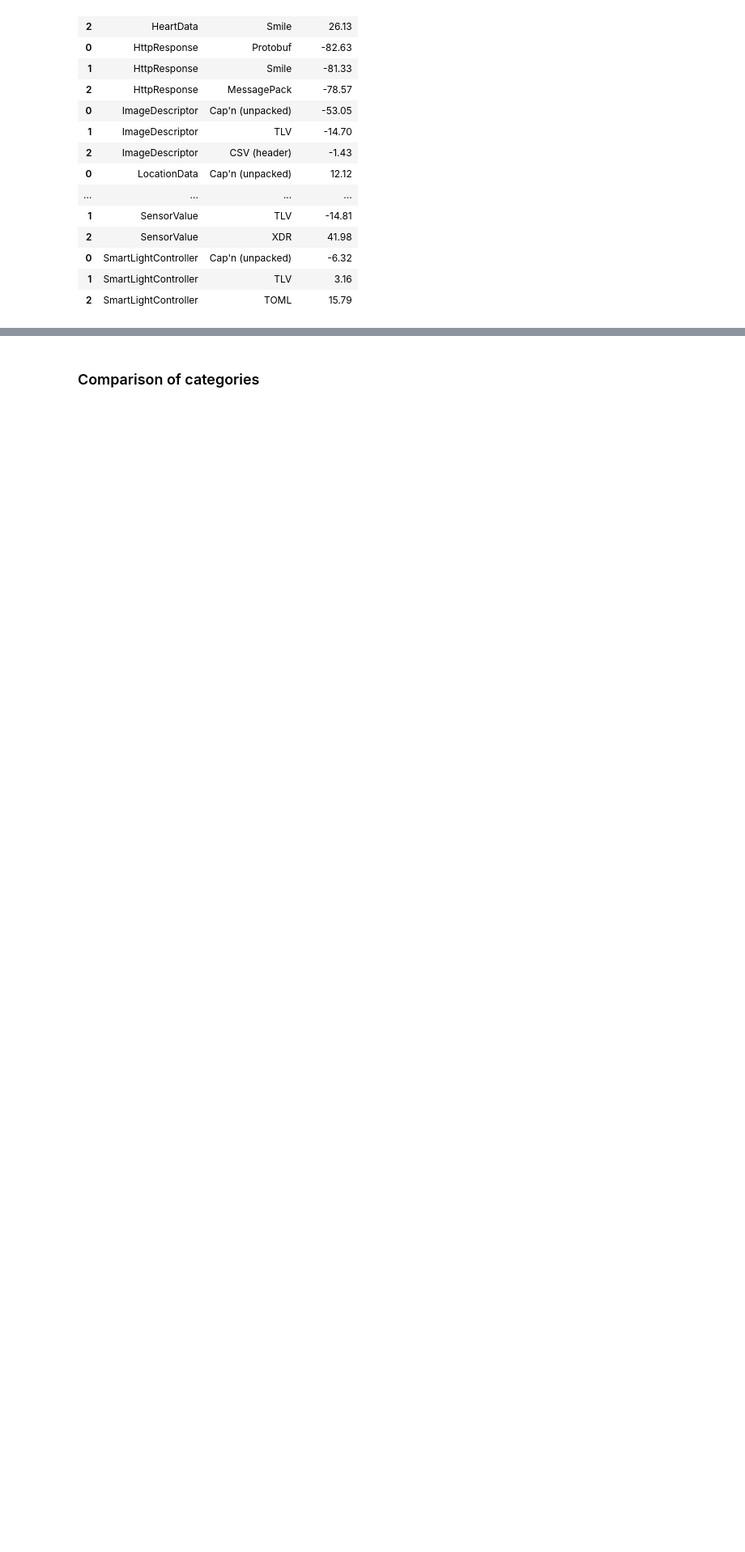
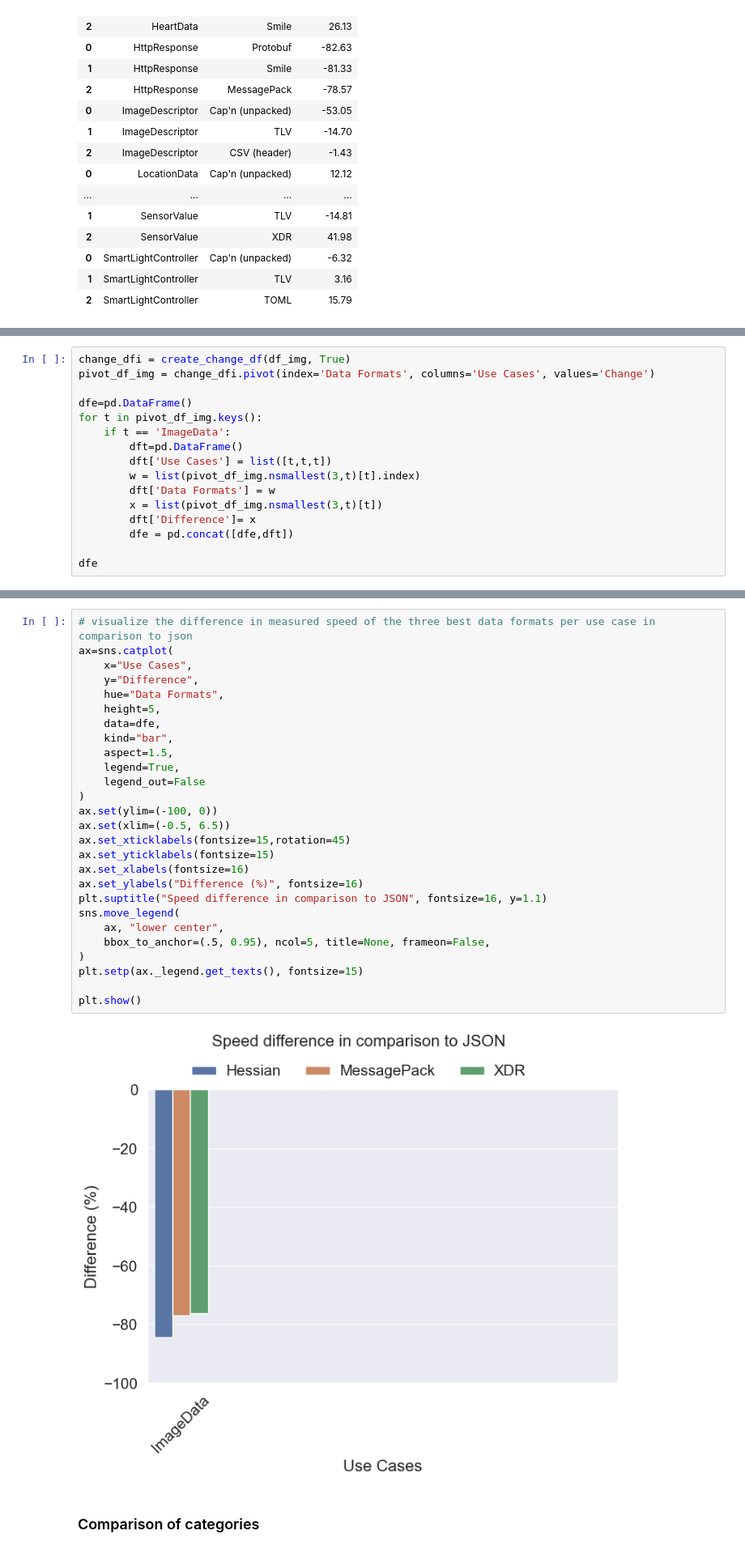
Before and after one commit to bianca482/data-format-comparison, a Jupyter notebook: src/main/java/at/fhv/kabi/samples/analysis/speed_comparison.ipynb, the cells around one changed output, grey strips where cells are left out. Shown at 81% size. Cells and saved outputs as stored; diff of their text form; blank space fills up the shorter version.

```diff
--- a/src/main/java/at/fhv/kabi/samples/analysis/speed_comparison.ipynb
+++ b/src/main/java/at/fhv/kabi/samples/analysis/speed_comparison.ipynb
@@ -405,0 +427,16 @@ plt.show()
+# %%
+change_dfi = create_change_df(df_img, True)
+pivot_df_img = change_dfi.pivot(index='Data Formats', columns='Use Cases', values='Change')
+
+dfe=pd.DataFrame()
+for t in pivot_df_img.keys():
+    if t == 'ImageData':
+        dft=pd.DataFrame()
+        dft['Use Cases'] = list([t,t,t])
+        w = list(pivot_df_img.nsmallest(3,t)[t].index)
+        dft['Data Formats'] = w
+        x = list(pivot_df_img.nsmallest(3,t)[t])
+        dft['Difference']= x
+        dfe = pd.concat([dfe,dft])
+
+dfe
@@ -406,3 +448,32 @@ plt.show()
+# %%
+# visualize the difference in measured speed of the three best data formats per use case in comparison to json
+ax=sns.catplot(
+    x="Use Cases",
+    y="Difference",
+    hue="Data Formats",
+    height=5,
+    data=dfe,
+    kind="bar",
+    aspect=1.5,
+    legend=True,
+    legend_out=False
+)
+ax.set(ylim=(-100, 0))
+ax.set(xlim=(-0.5, 6.5))
+ax.set_xticklabels(fontsize=15,rotation=45)
+ax.set_yticklabels(fontsize=15)
+ax.set_xlabels(fontsize=16)
+ax.set_ylabels("Difference (%)", fontsize=16)
+plt.suptitle("Speed difference in comparison to JSON", fontsize=16, y=1.1)
+sns.move_legend(
+    ax, "lower center",
+    bbox_to_anchor=(.5, 0.95), ncol=5, title=None, frameon=False,
+)
+plt.setp(ax._legend.get_texts(), fontsize=15)
+
+plt.show()
+# %% [output]
+[figure, added]
 # %% [markdown]
 ### Comparison of categories
 # %%
```
Also changed, not shown: parts of 4 cells of this notebook, 2 other files.
